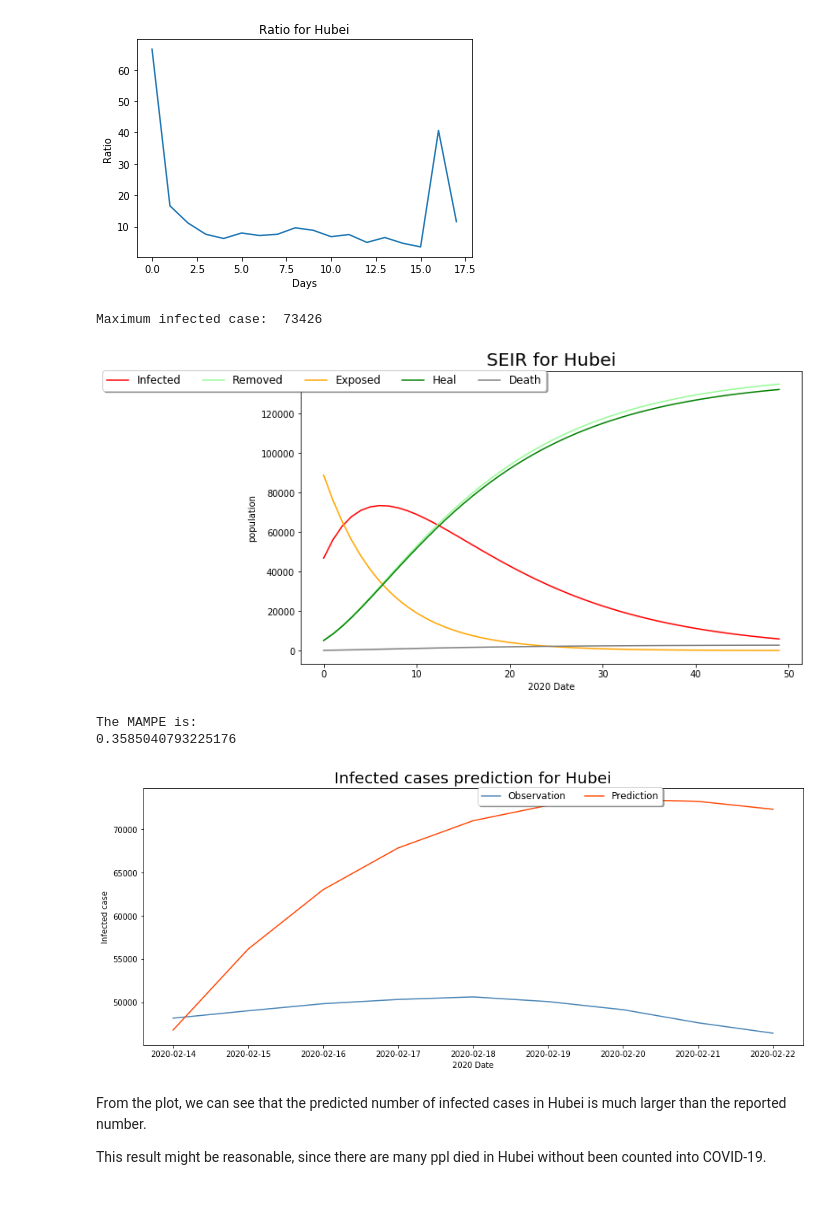
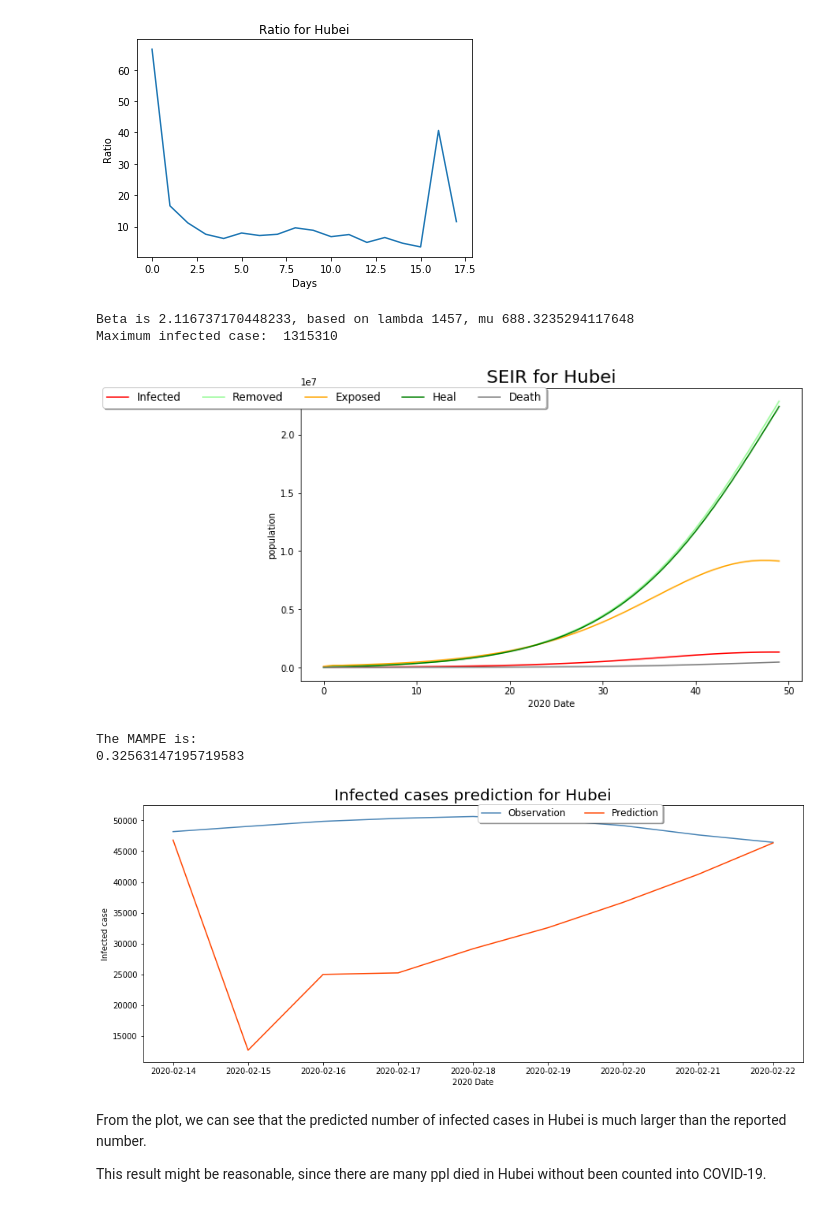
Before and after one commit to docligot/CoronaTracker-simulteModel, a Jupyter notebook: mcmc_SEIR/Ratio_MCMC_SEIR.ipynb, the cells around one changed output. Drawn from its saved outputs; the diff is of its cells as text; code cells hidden in the pictures.

Commit message:
update new estimated parameters, but prediction result looks incorrect

```diff
--- a/mcmc_SEIR/Ratio_MCMC_SEIR.ipynb
+++ b/mcmc_SEIR/Ratio_MCMC_SEIR.ipynb
@@ -109,9 +122,9 @@ def new_SEIR_estimation(data, E0, rateAl, rateIR, population, MCMC_estimate, tit
 # suppose the real number of suscepted individuals on 13 Feb
 E0 = list(China_total['E'])[-1] * 3 # ratio get from result above
 population = China_population
-MCMC_estimate = 2265.6
-rateAl = 1/7
-rateIR=1/14
+MCMC_estimate = 1867.1
+rateAl = 1/5.6
+rateIR=1/(6.4-5.6)
 title = 'SEIR for China total'
 
 """
@@ -168,7 +182,8 @@ np.mean(ratios)
 #### Case 1: China total
 # %%
 # suppose the real number of suscepted individuals on 13 Feb
-E0 = list(China_total['E'])[-1] * np.mean(ratios)
+E0 = list(China_total['E'])[-1] * 2 #np.mean(ratios)
+
 """
 Calculate MAPE test score using SEIR model result
 """
@@ -184,7 +199,0 @@ The MAMPE is:
-# %%
-# try shorter incubation period
-rateAl = 1/6
-
-result = new_SEIR_estimation(China_total, E0, rateAl, rateIR, population, MCMC_estimate, title)
-test = get_China_total(SIR_data[SIR_data['date'] >= datetime.datetime(2020, 2, 14)])
-plot_test_data_with_MAPE(test, result, 'Infected cases prediction for China total')
@@ -255,6 +260,7 @@ The MAMPE is:
 ## data process
 Hubei = get_province_df(China_df, "Hubei Province").reset_index()
 Hubei['E'] = China_total['E'].reset_index()  # Hubei has no pulished data for E
+Hubei['new infected'] = Hubei['I'].diff().fillna(1)
 # %%
 """
     Find the mean of ratio for Hubei
@@ -281,25 +287,26 @@ np.mean(ratios)
 # %%
 Hubei["E"] = Hubei["E"] * np.mean(ratios)# Use the estimated ratio
 
 population = Hubei_population
-MCMC_estimate = 1488  # MCMC result
+MCMC_estimate = 1457  # MCMC result
 E0 = list(Hubei['E'])[-1]
 rateAl = 1/7
 title = 'SEIR for Hubei'
 
 """
 Calculate MAPE test score using SEIR model result
 """
 result3 = new_SEIR_estimation(Hubei, E0, rateAl, rateIR, population, MCMC_estimate, title)
 China_df_test = SIR_data[SIR_data['date'] >= datetime.datetime(2020, 2, 14)]
 test = get_province_df(China_df_test, "Hubei Province")
 plot_test_data_with_MAPE(test, result3, 'Infected cases prediction for Hubei')
 # %% [output]
-Maximum infected case:  73426
+Beta is 2.116737170448233, based on lambda 1457, mu 688.3235294117648
+Maximum infected case:  1315310
-[figure, old version]
+[figure, new version]
 The MAMPE is:
-0.3585040793225176
+0.32563147195719583
-[figure, old version]
+[figure, new version]
 # %% [markdown]
 From the plot, we can see that the predicted number of infected cases in Hubei is much larger than the reported number.
 
```
Also changed, not shown: parts of 7 cells of this notebook.
